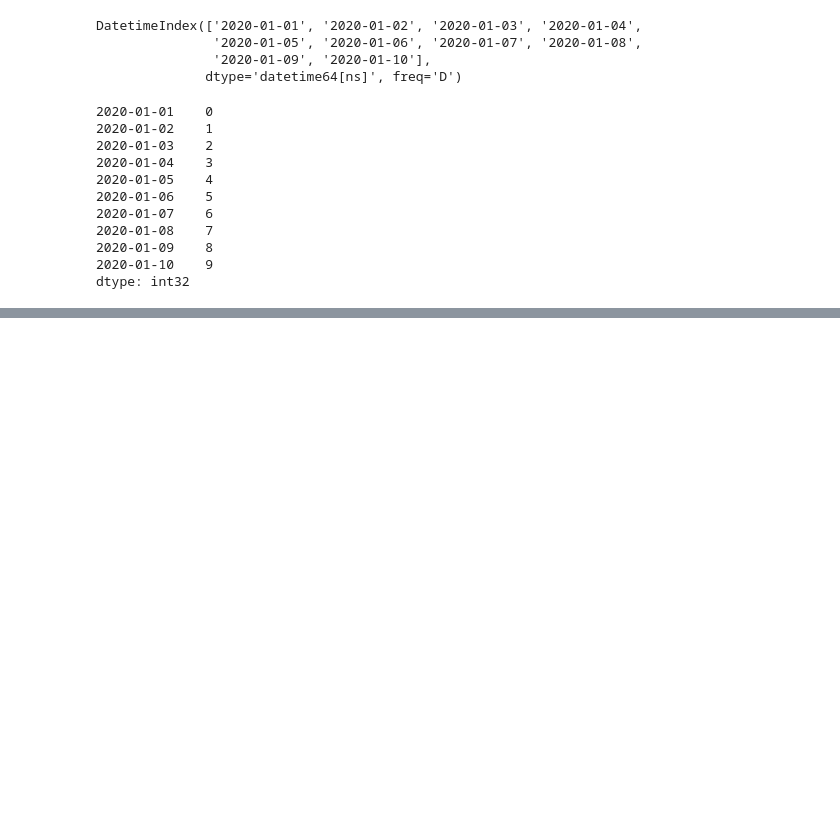
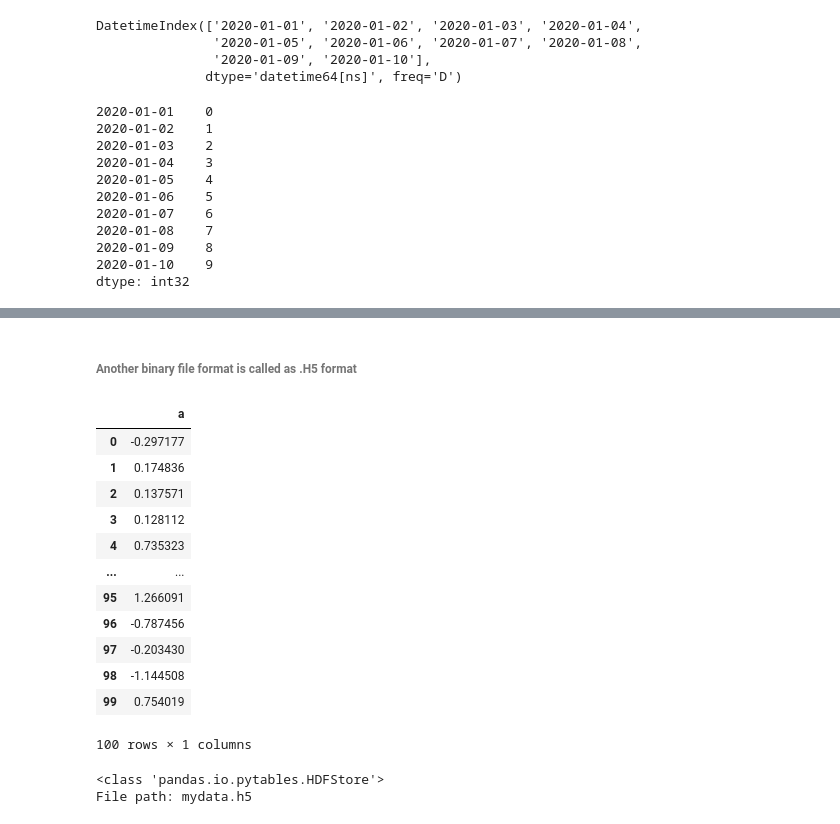
Before and after one commit to reubence/Random-Projects, a Jupyter notebook: Notes/Pandas, Visualisation.ipynb, the cells around one changed output, grey strips where cells are left out. Cells and saved outputs as stored; diff of their text form; code cells hidden in the pictures; blank space fills up the shorter version.

Commit message:
Pandas

```diff
--- a/Notes/Pandas, Visualisation.ipynb
+++ b/Notes/Pandas, Visualisation.ipynb
@@ -189,0 +242,27 @@ ds.to_csv("myTimeSeries.csv")
+# %% [markdown]
+###### Another binary file format is called as .H5 format
+# %%
+frame = pd.DataFrame({'a' : np.random.randn(100)})
+frame
+# %% [output]
+|  | a |
+| 0 | -0.297177 |
+| 1 | 0.174836 |
+| 2 | 0.137571 |
+| 3 | 0.128112 |
+| 4 | 0.735323 |
+| ... | ... |
+| 95 | 1.266091 |
+| 96 | -0.787456 |
+| 97 | -0.203430 |
+| 98 | -1.144508 |
+| 99 | 0.754019 |
+100 rows × 1 columns
+# %%
+store = pd.HDFStore('mydata.h5') #making a H5 file
+store['obj1'] = frame #storing something in this file
+store['onj1_col'] = frame['a']
+store
+# %% [output]
+<class 'pandas.io.pytables.HDFStore'>
+File path: mydata.h5
```
Also changed, not shown: parts of 33 cells of this notebook, 4 other files.
